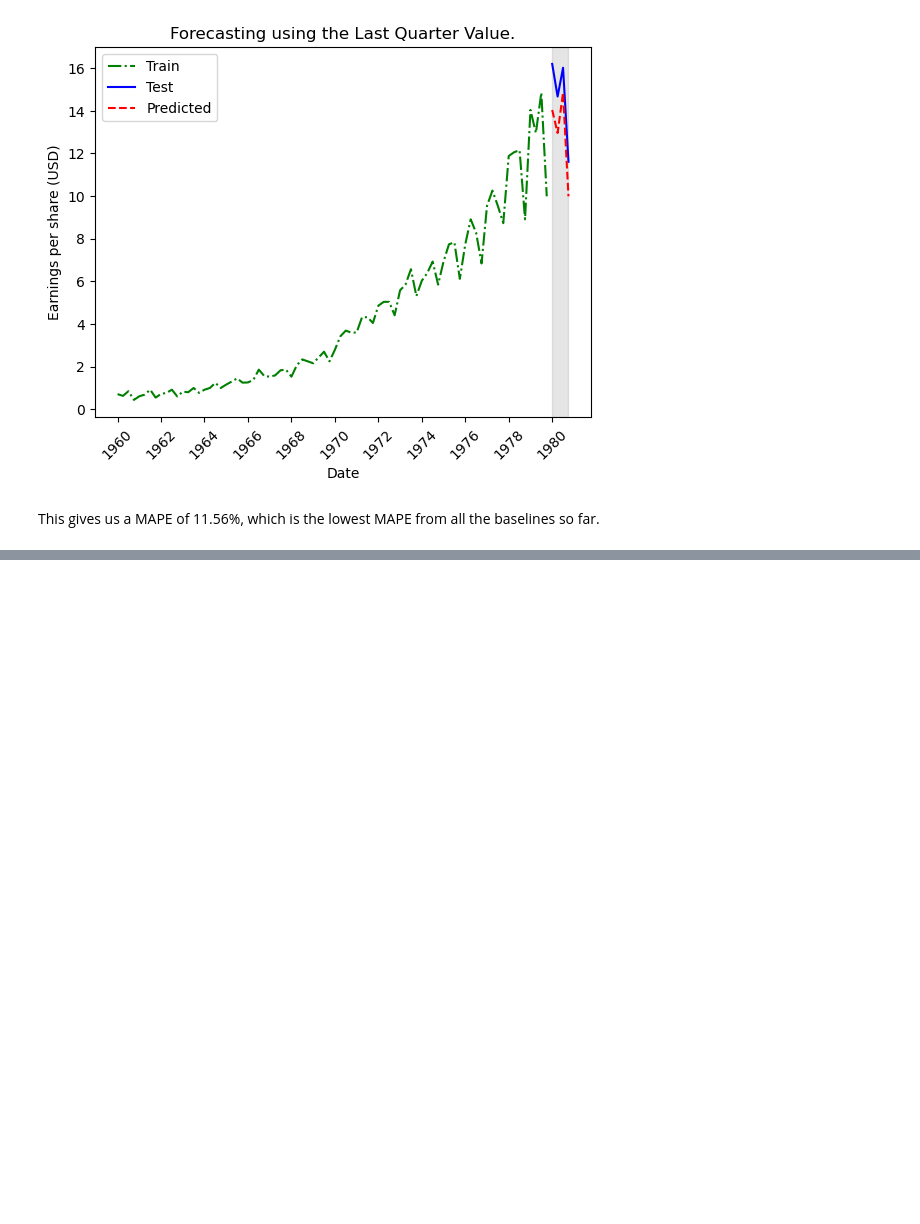
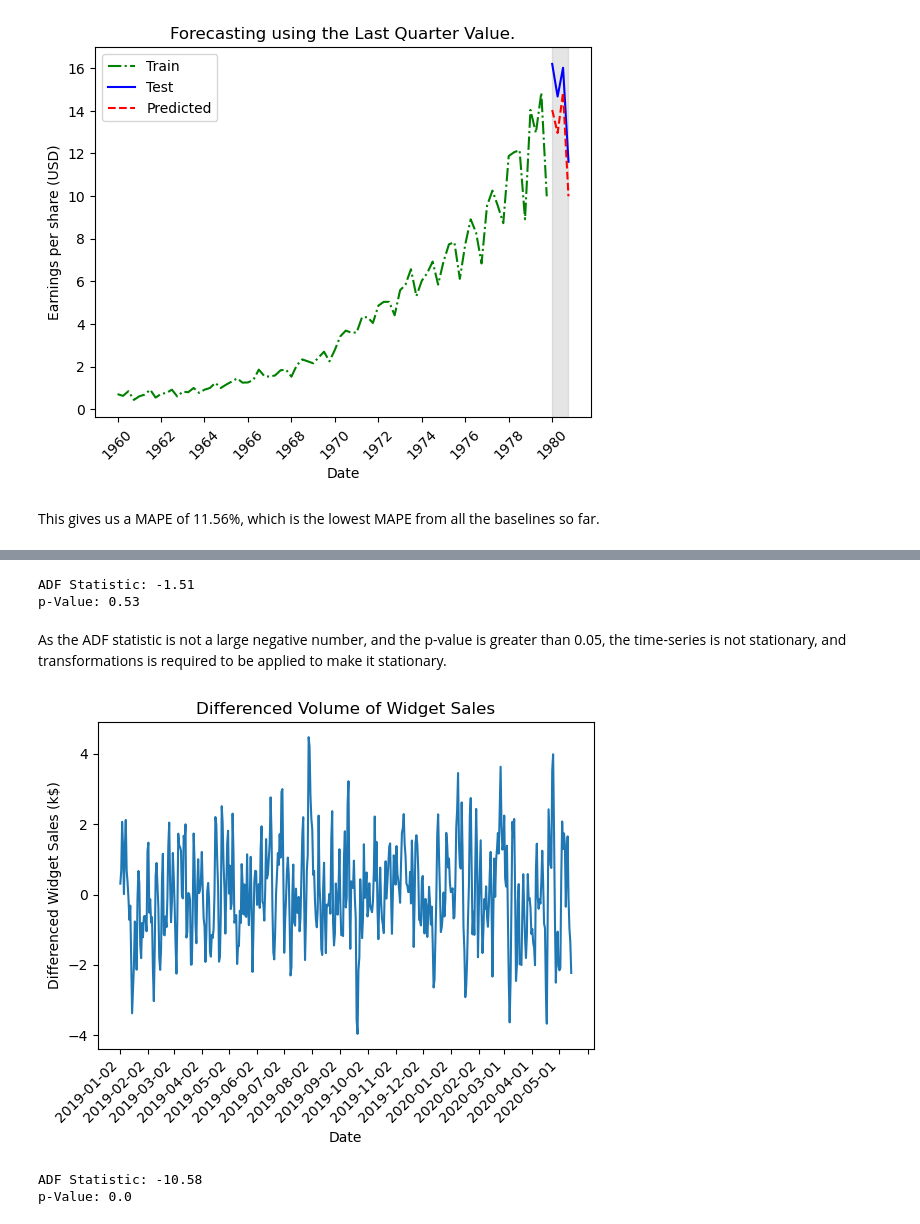
Before and after one commit to PradipKumarDas/Teaching, a Jupyter notebook: 22AML154-Advanced_Machine_Learning/3.1_time-series-forecasting-practical_1.ipynb, the cells around one changed output, grey strips where cells are left out. Drawn from its saved outputs; the diff is of its cells as text; code cells hidden in the pictures; blank space fills up the shorter version.

```diff
--- a/22AML154-Advanced_Machine_Learning/3.1_time-series-forecasting-practical_1.ipynb
+++ b/22AML154-Advanced_Machine_Learning/3.1_time-series-forecasting-practical_1.ipynb
@@ -361,0 +430,37 @@ a baseline model serves as a basis for comparison compare the MAPE from a comple
+# %%
+sales_adf_results = adfuller(sales["widget_sales"])
+
+print(f"ADF Statistic: {sales_adf_results[0].round(2)}")
+print(f"p-Value: {sales_adf_results[1].round(2)}")
+# %% [output]
+ADF Statistic: -1.51
+p-Value: 0.53
+# %% [markdown]
+As the ADF statistic is not a large negative number, and the p-value is greater than 0.05, the time-series is not stationary, and transformations is required to be applied to make it stationary.
+# %%
+# First order differencing is applied to make the series stationary
+sales_diff = np.diff(sales["widget_sales"], n=1)
+# %%
+# Plots the differenced series to check if trend component is removed
+
+fig, ax = plt.subplots()
+ax.plot(sales['date'][1:], sales_diff)
+ax.set_xlabel('Date')
+ax.set_ylabel('Differenced Widget Sales (k$)')
+ax.xaxis.set_major_locator(MonthLocator())
+#ax.xaxis.set_major_formatter(DateFormatter('%Y-%m-%d'))
+ax.set_title("Differenced Volume of Widget Sales")
+fig.autofmt_xdate(rotation=45)
+plt.show()
+# %% [output]
+[figure, added]
+# %%
+# Stationarity is once again tested using the ADF test
+
+sales_diff_adf_results = adfuller(sales_diff)
+
+print(f"ADF Statistic: {sales_diff_adf_results[0].round(2)}")
+print(f"p-Value: {sales_diff_adf_results[1].round(2)}")
+# %% [output]
+ADF Statistic: -10.58
+p-Value: 0.0
```
Also changed, not shown: parts of 58 cells of this notebook, 2 other files.
